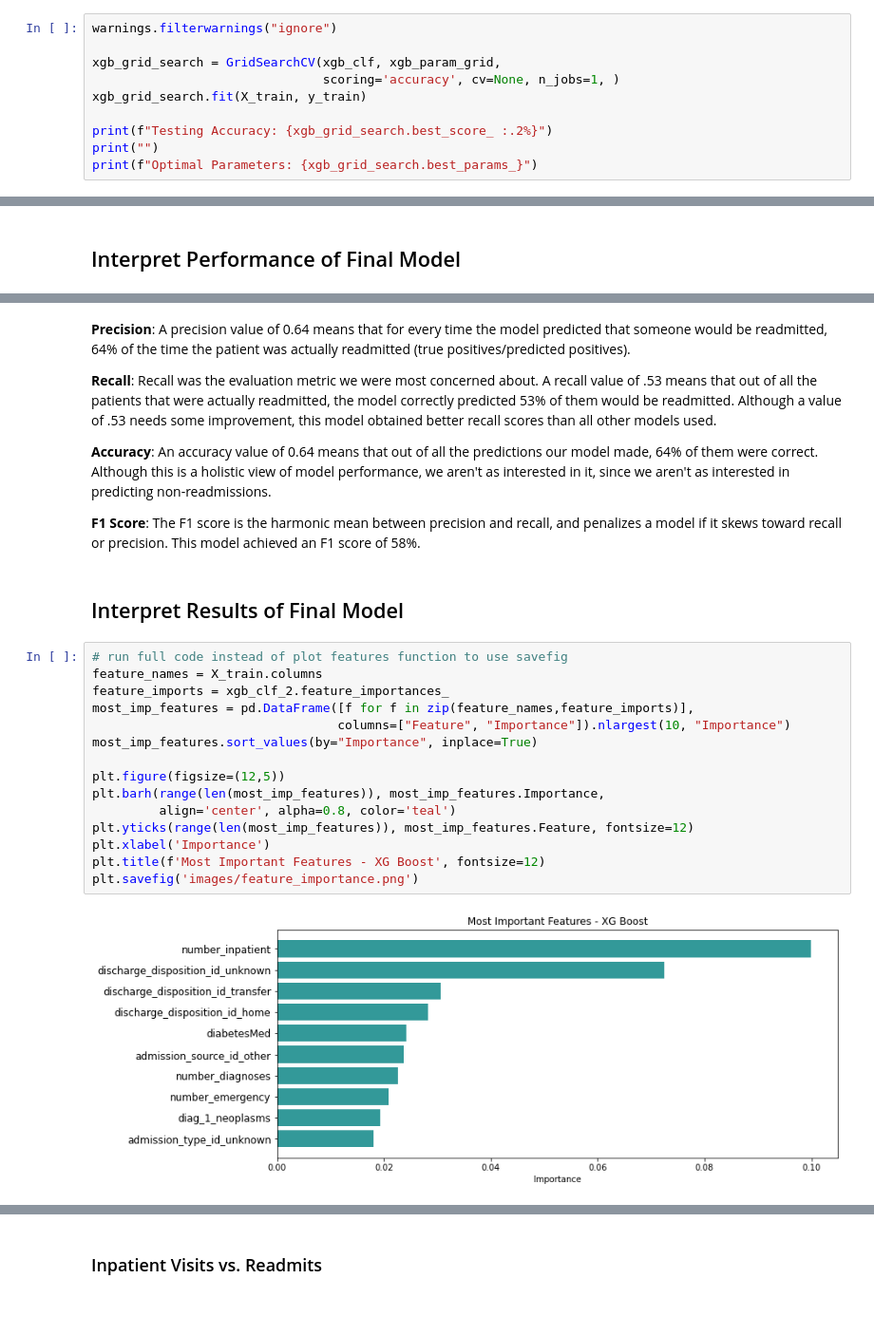
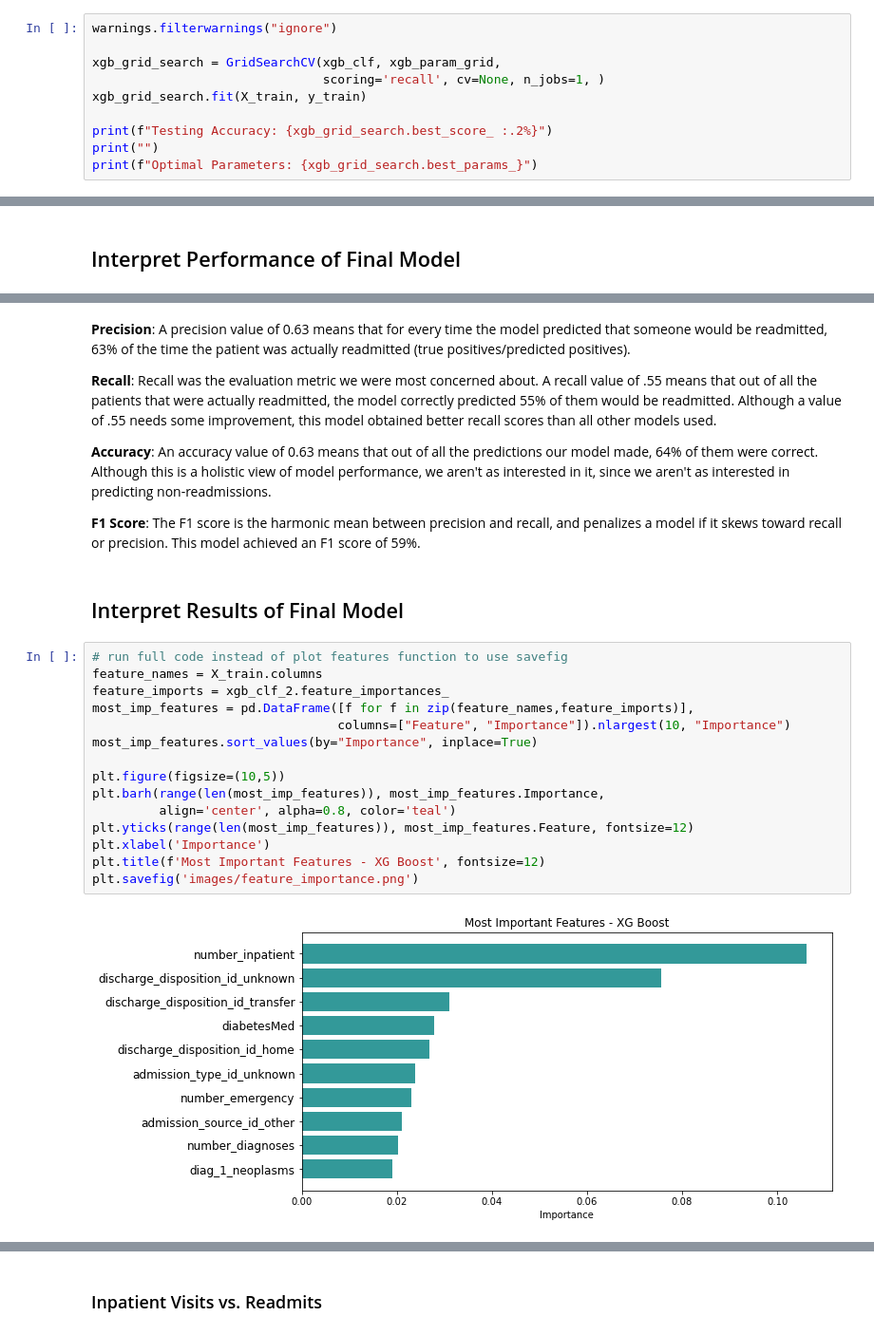
Before and after one commit to Sammyknee/diabetes-readmissions, a Jupyter notebook: Diabetes_Readmissions_Models.ipynb, the cells around one changed output, grey strips where cells are left out. Shown at 95% size. Saved outputs shown, nothing was run; the diff lists cells and outputs as text; blank space fills up the shorter version.

```diff
--- a/Diabetes_Readmissions_Models.ipynb
+++ b/Diabetes_Readmissions_Models.ipynb
@@ -547,7 +568,7 @@ xgb_param_grid = {
 warnings.filterwarnings("ignore")
 
 xgb_grid_search = GridSearchCV(xgb_clf, xgb_param_grid,
-                               scoring='accuracy', cv=None, n_jobs=1, )
+                               scoring='recall', cv=None, n_jobs=1, )
 xgb_grid_search.fit(X_train, y_train)
 
 print(f"Testing Accuracy: {xgb_grid_search.best_score_ :.2%}")
@@ -696,28 +717,28 @@ plt.savefig('images/xgboost_metrics.png')
 # %% [markdown]
-**Precision**: A precision value of 0.64 means that for every time the model predicted that someone would be readmitted, 64% of the time the patient was actually readmitted (true positives/predicted positives).
+**Precision**: A precision value of 0.63 means that for every time the model predicted that someone would be readmitted, 63% of the time the patient was actually readmitted (true positives/predicted positives).
 
-**Recall**: Recall was the evaluation metric we were most concerned about. A recall value of .53 means that out of all the patients that were actually readmitted, the model correctly predicted 53% of them would be readmitted. Although a value of .53 needs some improvement, this model obtained better recall scores than all other models used.
+**Recall**: Recall was the evaluation metric we were most concerned about. A recall value of .55 means that out of all the patients that were actually readmitted, the model correctly predicted 55% of them would be readmitted. Although a value of .55 needs some improvement, this model obtained better recall scores than all other models used.
 
-**Accuracy**: An accuracy value of 0.64 means that out of all the predictions our model made, 64% of them were correct. Although this is a holistic view of model performance, we aren't as interested in it, since we aren't as interested in predicting non-readmissions.
+**Accuracy**: An accuracy value of 0.63 means that out of all the predictions our model made, 64% of them were correct. Although this is a holistic view of model performance, we aren't as interested in it, since we aren't as interested in predicting non-readmissions.
 
-**F1 Score**: The F1 score is the harmonic mean between precision and recall, and penalizes a model if it skews toward recall or precision. This model achieved an F1 score of 58%.
+**F1 Score**: The F1 score is the harmonic mean between precision and recall, and penalizes a model if it skews toward recall or precision. This model achieved an F1 score of 59%.
 # %% [markdown]
 ## Interpret Results of Final Model
 # %%
 # run full code instead of plot features function to use savefig
 feature_names = X_train.columns
 feature_imports = xgb_clf_2.feature_importances_
 most_imp_features = pd.DataFrame([f for f in zip(feature_names,feature_imports)],
                                  columns=["Feature", "Importance"]).nlargest(10, "Importance")
 most_imp_features.sort_values(by="Importance", inplace=True)
 
-plt.figure(figsize=(12,5))
+plt.figure(figsize=(10,5))
 plt.barh(range(len(most_imp_features)), most_imp_features.Importance,
          align='center', alpha=0.8, color='teal')
 plt.yticks(range(len(most_imp_features)), most_imp_features.Feature, fontsize=12)
 plt.xlabel('Importance')
 plt.title(f'Most Important Features - XG Boost', fontsize=12)
 plt.savefig('images/feature_importance.png')
 # %% [output]
-[figure, old version]
+[figure, new version]
 # %% [markdown]
```
Also changed, not shown: parts of 28 cells of this notebook, 3 other files.
